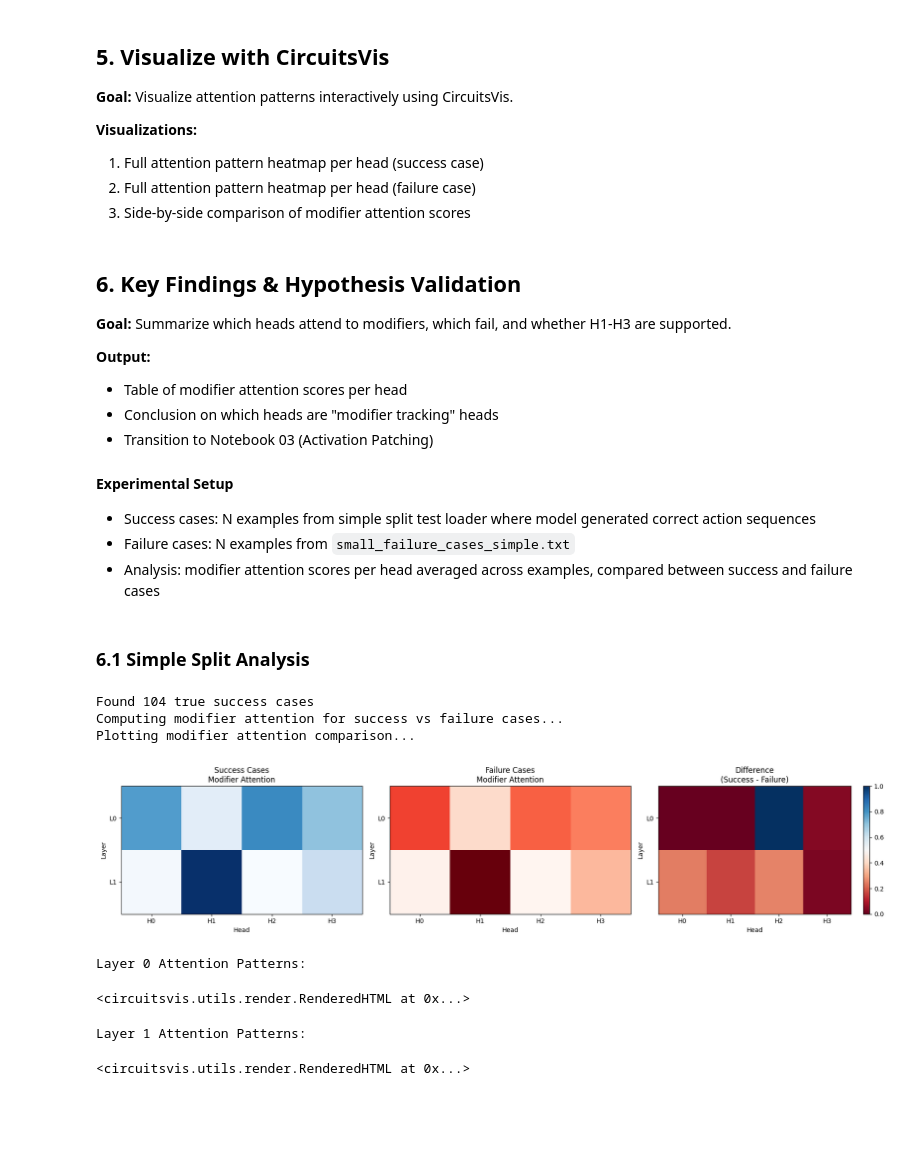
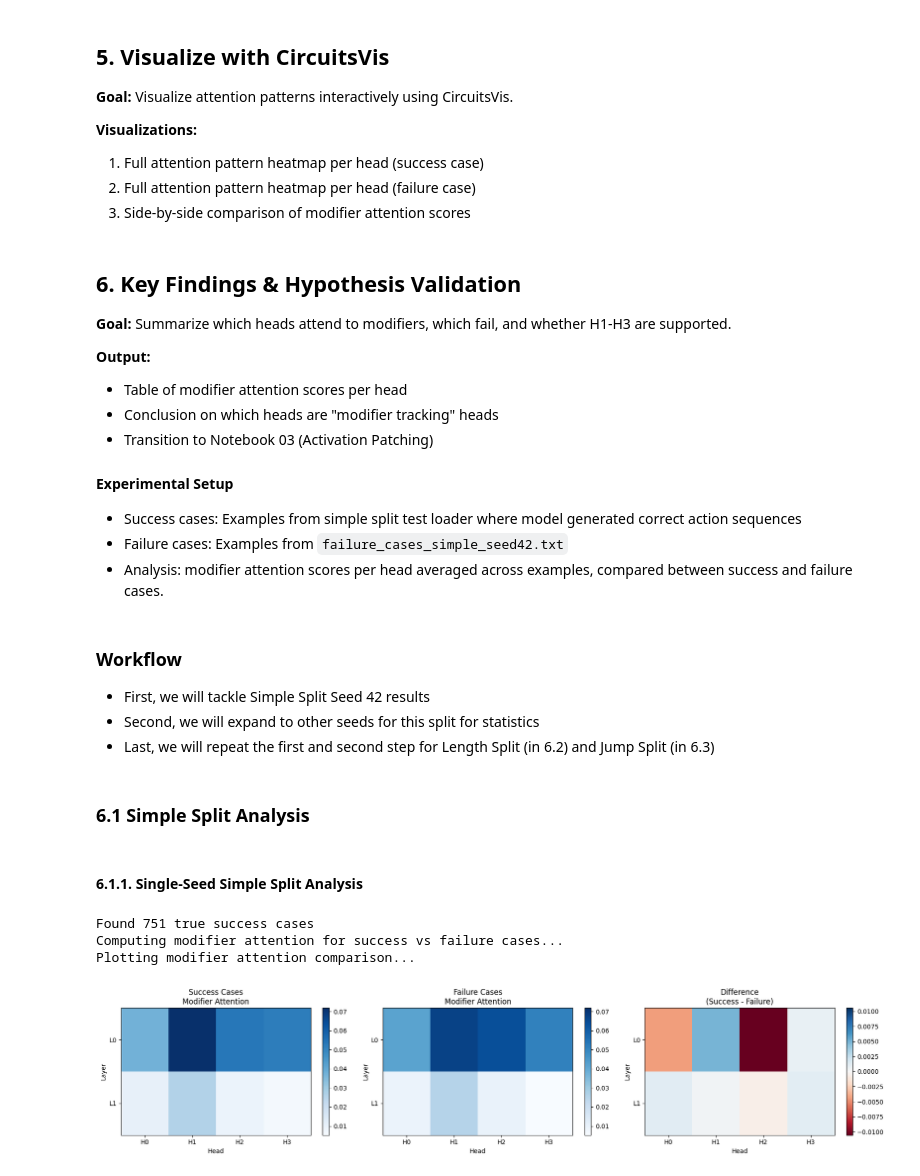
Before and after one commit to suehuynh/gpt2-mech-interp, a Jupyter notebook: notebooks/02_attention_patterns.ipynb, the cells around one changed output. Cells and saved outputs as stored; diff of their text form; code cells hidden in the pictures; blank space fills up the shorter version.

```diff
--- a/notebooks/02_attention_patterns.ipynb
+++ b/notebooks/02_attention_patterns.ipynb
@@ -112,7 +184,7 @@ hooked_cfg = HookedTransformerConfig(
 
 tl_model = HookedTransformer(hooked_cfg)
 # Load original custom weights
-custom_state_dict = torch.load("../results/model_final_small.pt")
+custom_state_dict = torch.load("../results/model_seed42.pt")
 
 # Build a state dict for TransformerLens
 tl_state_dict = {}
@@ -288,7 +361,7 @@ def compare_attention_patterns(
     success_cases : pd.DataFrame
         Examples where model predicted correctly.
     failure_cases : pd.DataFrame
-        Layer 2 Overwrite failure cases from Notebook 01.
+        Layer 1 Overwrite failure cases from Notebook 01.
     model : HookedTransformer
         Loaded TransformerLens model.
     cfg : Config
@@ -324,7 +397,7 @@ def compare_attention_patterns(
         s_attn_scores.append(s_attn_score)
 
     for _, case in failure_cases.iterrows():
-        full_sequence = case["command"] + " " + case["target"]
+        full_sequence = case["command"] + " " + case["pred"]
         tokens = dm.tokenizer.encode(full_sequence)
         token_strings = [dm.tokenizer.id2token[t] for t in tokens]
 
@@ -440,11 +517,11 @@ and whether H1-H3 are supported.
 - Transition to Notebook 03 (Activation Patching)
 
 #### Experimental Setup
-- Success cases: N examples from simple split test loader where
+- Success cases: Examples from simple split test loader where
   model generated correct action sequences
-- Failure cases: N examples from `small_failure_cases_simple.txt`
+- Failure cases: Examples from `failure_cases_simple_seed42.txt`
 - Analysis: modifier attention scores per head averaged across examples,
-  compared between success and failure cases
+  compared between success and failure cases.
 # %%
 def generate(
     model: HookedTransformer,
@@ -472,11 +549,18 @@ def generate(
                 [input_ids, next_token.unsqueeze(-1)], dim=-1
             )
     return dm.tokenizer.decode(pred_ids)
+# %% [markdown]
+### Workflow
+- First, we will tackle Simple Split Seed 42 results
+- Second, we will expand to other seeds for this split for statistics
+- Last, we will repeat the first and second step for Length Split (in 6.2) and Jump Split (in 6.3)
 # %% [markdown]
 ### 6.1 Simple Split Analysis
+# %% [markdown]
+#### 6.1.1. Single-Seed Simple Split Analysis
 # %%
 # 1. Load failure cases
-# simple_failures
+# simple_failures_seed42
 
 # 2. Get success cases — examples NOT in failure cases
 success_cases = []
@@ -489,57 +573,36 @@ with torch.no_grad():
 
             parts = full_seq.split("OUT:")
             command = parts[0].strip() + " OUT:"
             target = " ".join([
                 t for t in parts[1].strip().split()
                 if t not in ["<eos>", "<pad>"]
             ])
 
             # Only include if model generates correctly
             pred = generate(tl_model, command, dm, cfg)
             if pred.strip() == target.strip():
                 success_cases.append({
                     "command": command,
                     "target": target
                 })
 
-        if len(success_cases) >= 100:
-            break
-
 print(f"Found {len(success_cases)} true success cases")
 success_df = pd.DataFrame(success_cases)
 
 # 3. Compare attention patterns
 print("Computing modifier attention for success vs failure cases...")
 success_attn, failure_attn = compare_attention_patterns(
-    success_df, simple_failures, tl_model, cfg
+    success_df, simple_failures_seed42, tl_model, cfg
 )
 
 # 4. Visualize comparison
 print("Plotting modifier attention comparison...")
 plot_modifier_attention_comparison(success_attn, failure_attn)
-
-# 5. Visualize attention patterns for a specific example
-sample_row = simple_failures.iloc[0]
-full_sequence = sample_row["command"] + " " + sample_row["target"]
-sample_tokens = dm.tokenizer.encode(full_sequence)
-sample_token_strings = [dm.tokenizer.id2token[t] for t in sample_tokens]
-sample_token_ids = torch.tensor(sample_tokens).unsqueeze(0).to(cfg.device)
-sample_attn = get_attention_patterns(tl_model, sample_token_ids, cfg)
-
-print("\nLayer 0 Attention Patterns:")
-display(visualize_attention_patterns(sample_attn, sample_token_strings, layer=0))
-
-print("\nLayer 1 Attention Patterns:")
-display(visualize_attention_patterns(sample_attn, sample_token_strings, layer=1))
 # %% [output]
-Found 104 true success cases
+Found 751 true success cases
 Computing modifier attention for success vs failure cases...
 Plotting modifier attention comparison...
-[figure, old version]
+[figure, new version]
-Layer 0 Attention Patterns:
-<circuitsvis.utils.render.RenderedHTML at 0x...>
-Layer 1 Attention Patterns:
-<circuitsvis.utils.render.RenderedHTML at 0x...>
 # %%
 print("Success attention scores:")
 print(success_attn)
```
Also changed, not shown: parts of 41 cells of this notebook.
